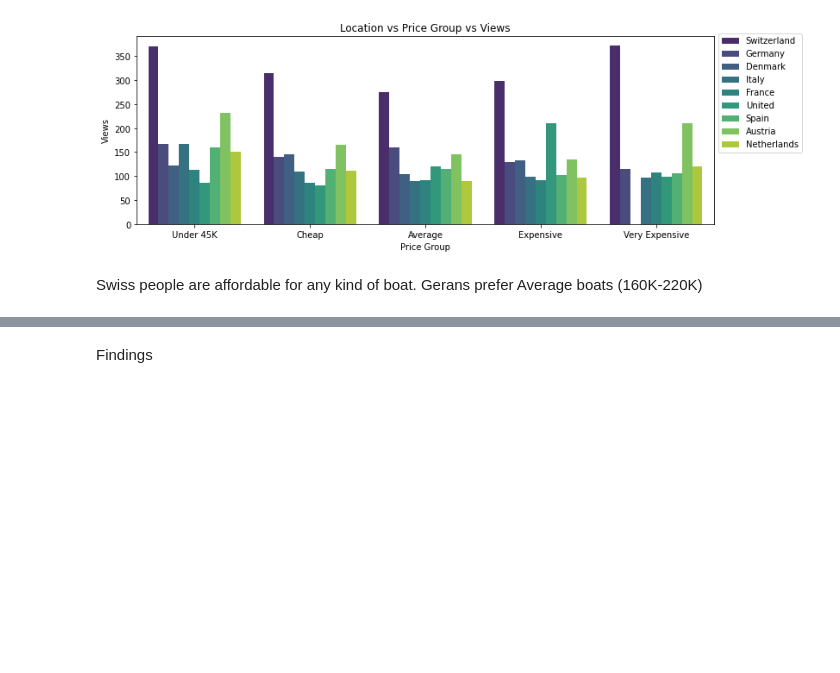
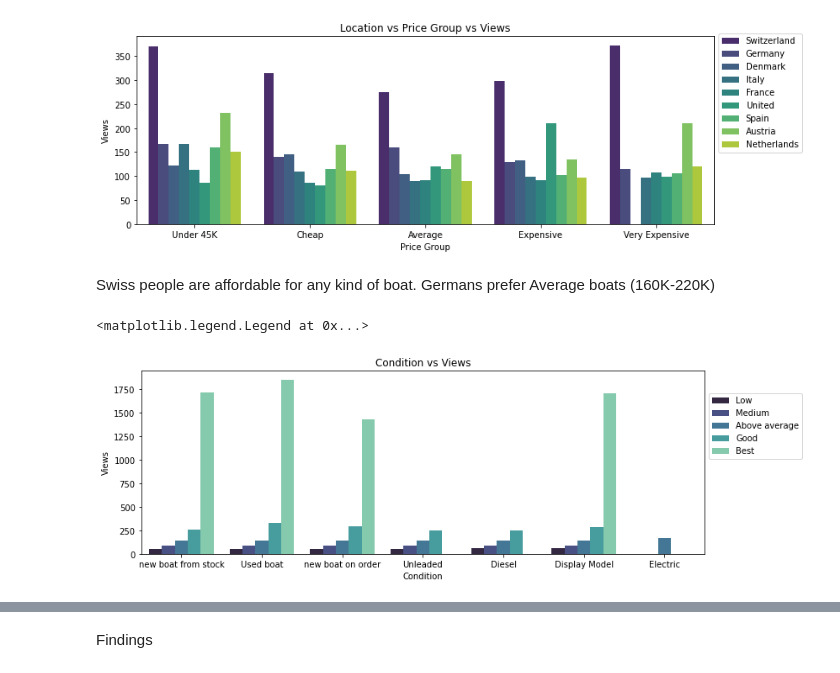
Before and after one commit to Estorko/Data-Analysis-Certification-Case-study-, a Jupyter notebook: DataCampCerf/DataCampCertf.ipynb, the cells around one changed output, grey strips where cells are left out. Cells and saved outputs as stored; diff of their text form; code cells hidden in the pictures; blank space fills up the shorter version.

```diff
--- a/DataCampCerf/DataCampCertf.ipynb
+++ b/DataCampCerf/DataCampCertf.ipynb
@@ -203,4 +203,16 @@ fig.legend(loc='center left',bbox_to_anchor=(1, 0.7))
 <matplotlib.legend.Legend at 0x...>
 [figure]
 # %% [markdown]
-Swiss people are affordable for any kind of boat. Gerans prefer Average boats (160K-220K)
+Swiss people are affordable for any kind of boat. Germans prefer Average boats (160K-220K)
+# %%
+# Fig 9
+# 9.) Condition vs Views
+fig,ax=plt.subplots(figsize=(12,4))
+fig=sns.barplot(x='Condition',y='Number of views last 7 days',data=df,palette='mako',hue='View_group',ci=False)
+fig.set(xlabel='Condition',ylabel='Views',title='Condition vs Views')
+fig.legend(loc='center left',bbox_to_anchor=(1, 0.7))
+# for i in ax.containers:
+#     plt.bar_label(i)
+# %% [output]
+<matplotlib.legend.Legend at 0x...>
+[figure, added]
```
Also changed, not shown: parts of 9 cells of this notebook, 1 other file.
